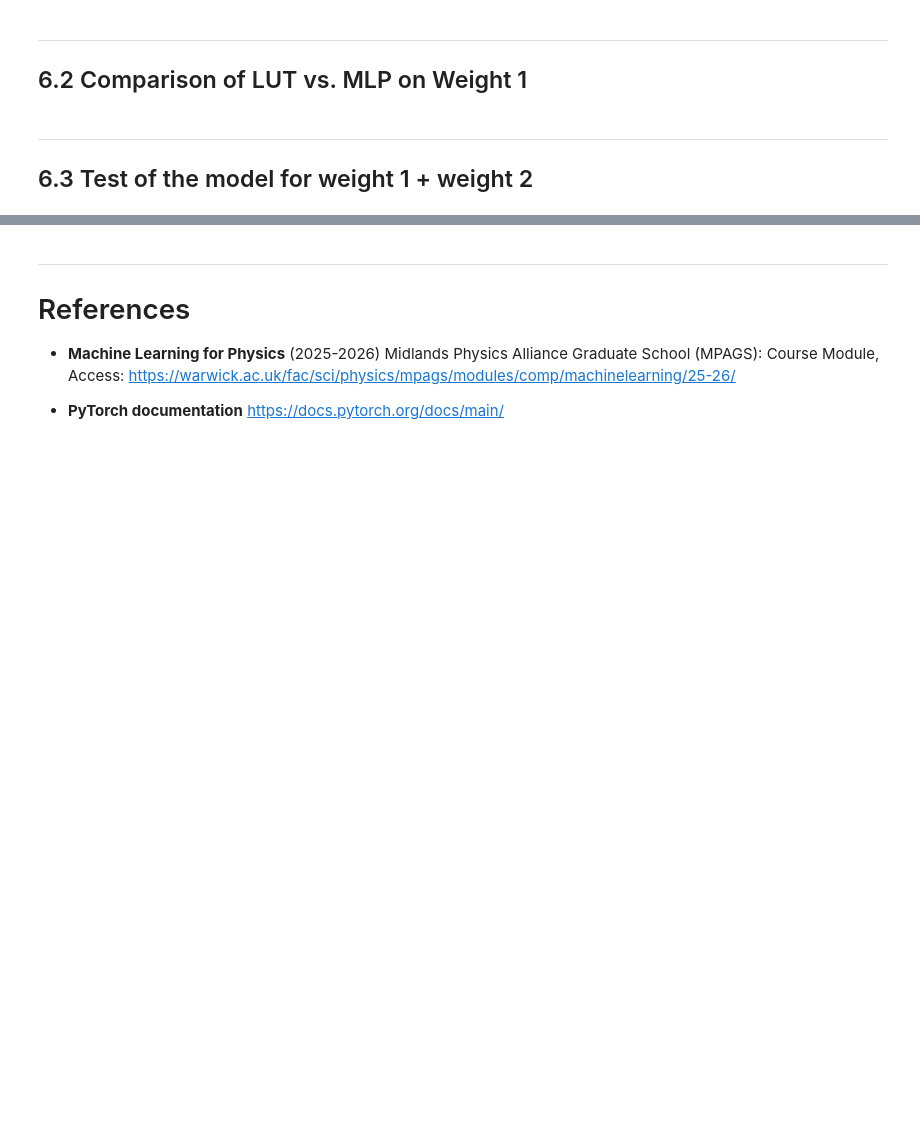
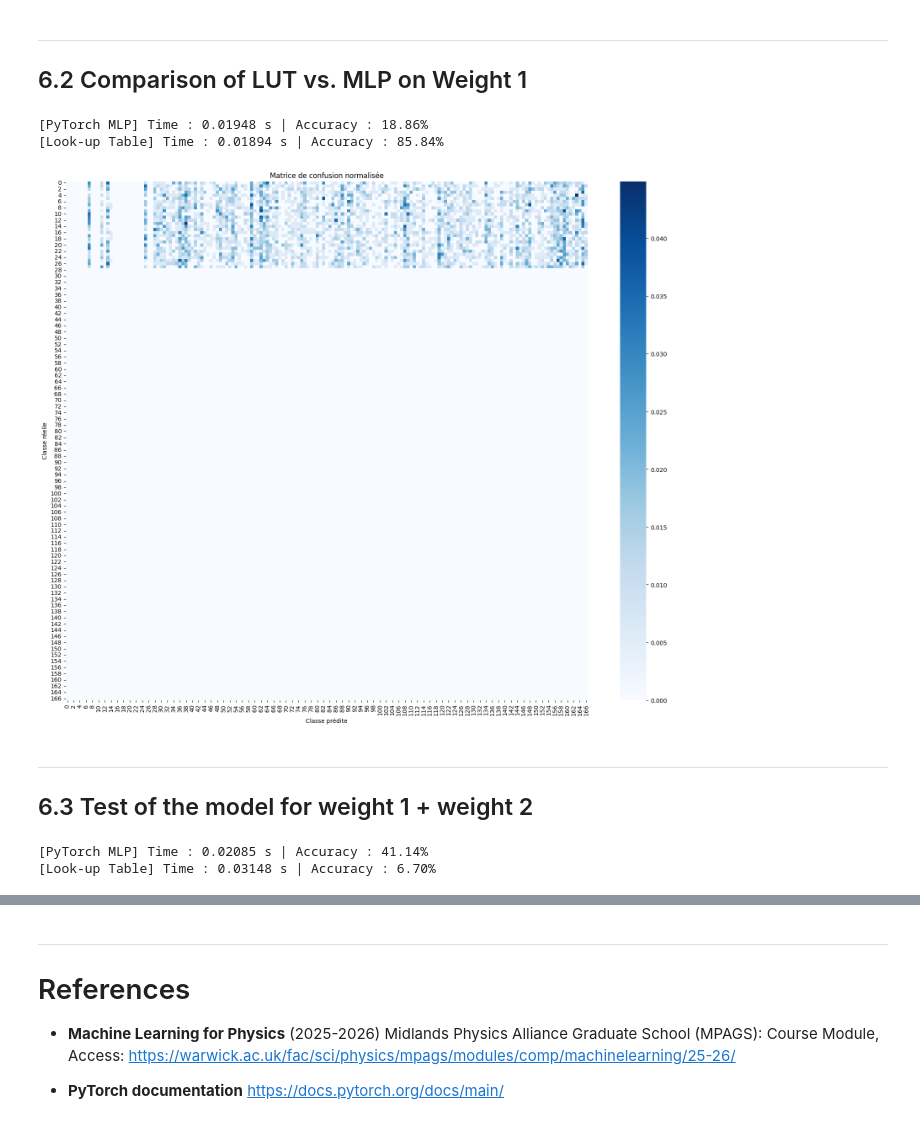
Before and after one commit to TheoHUETQC/surface-code, a Jupyter notebook: machine_learning_decoder_for_surface_codes.ipynb, the cells around one changed output, grey strips where cells are left out. Saved outputs shown, nothing was run; the diff lists cells and outputs as text; code cells hidden in the pictures; blank space fills up the shorter version.

```diff
--- a/machine_learning_decoder_for_surface_codes.ipynb
+++ b/machine_learning_decoder_for_surface_codes.ipynb
@@ -496,7 +545,29 @@ Complete
 ---
 
 ## 6.2 Comparison of LUT vs. MLP on Weight 1
+# %%
+latency_mlp, accuracy_mlp, y_pred_mlp_np = evaluate_model(model_2, X_test_1, y_true_1)
+print(f"[PyTorch MLP] Time : {latency_mlp:.5f} s | Accuracy : {accuracy_mlp:.2f}%")
+
+latency_lut, accuracy_lut, y_pred_lut_np = evaluate_lut(X_np_1, y_true_1, possible_errors_2)
+print(f"[Look-up Table] Time : {latency_lut:.5f} s | Accuracy : {accuracy_lut:.2f}%")
+# %% [output]
+[PyTorch MLP] Time : 0.01948 s | Accuracy : 18.86%
+[Look-up Table] Time : 0.01894 s | Accuracy : 85.84%
+# %%
+confusion_matrix_plot_2(y_true_1, y_pred_mlp_np, possible_errors_2)
+# %% [output]
+[figure, added]
 # %% [markdown]
 ---
 
 ## 6.3 Test of the model for weight 1 + weight 2
+# %%
+latency_mlp, accuracy_mlp, y_pred_mlp_np = evaluate_model(model_2, X_test_2, y_true_2)
+print(f"[PyTorch MLP] Time : {latency_mlp:.5f} s | Accuracy : {accuracy_mlp:.2f}%")
+
+latency_lut, accuracy_lut, y_pred_lut_np = evaluate_lut(X_np_2, y_true_2, possible_errors_2)
+print(f"[Look-up Table] Time : {latency_lut:.5f} s | Accuracy : {accuracy_lut:.2f}%")
+# %% [output]
+[PyTorch MLP] Time : 0.02085 s | Accuracy : 41.14%
+[Look-up Table] Time : 0.03148 s | Accuracy : 6.70%
```
Also changed, not shown: parts of 18 cells of this notebook.
